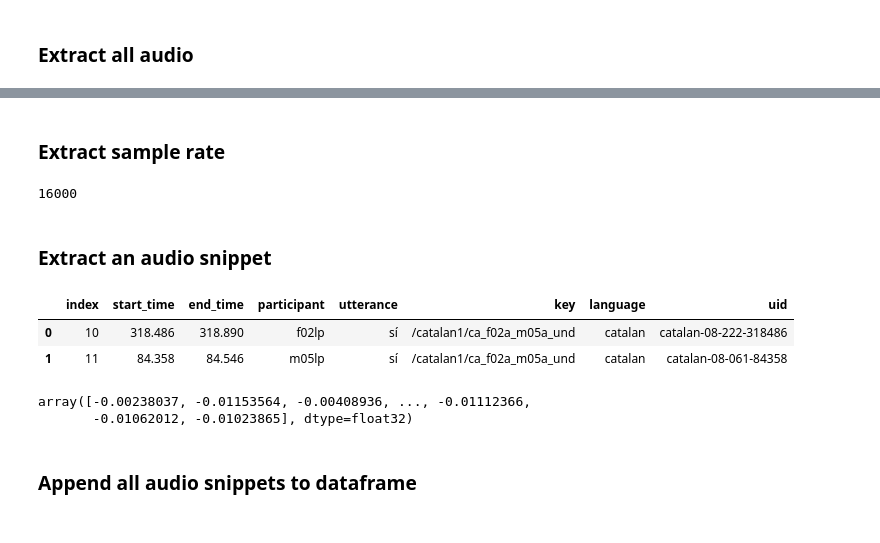
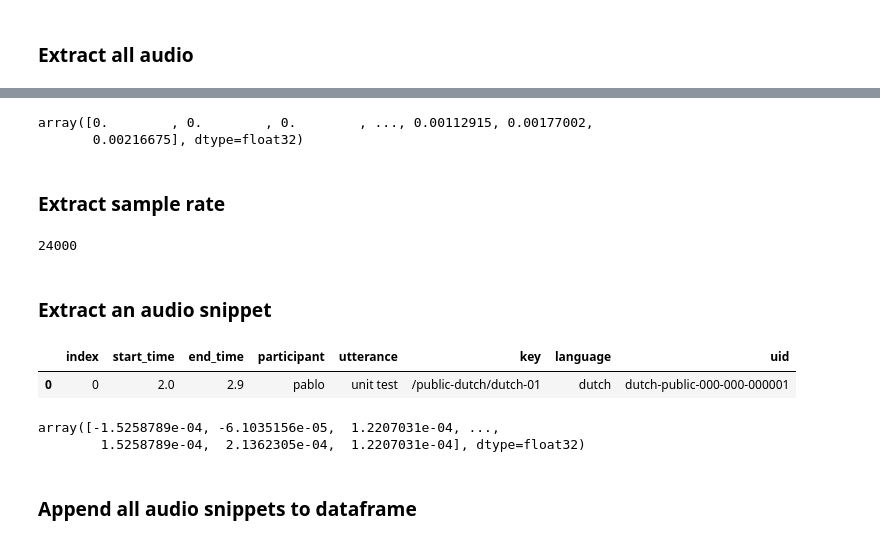
Before and after one commit to elpaco-escience/corpusparser, a Jupyter notebook: examples.ipynb, the cells around one changed output, grey strips where cells are left out. Cells and saved outputs as stored; diff of their text form; code cells hidden in the pictures.

```diff
--- a/examples.ipynb
+++ b/examples.ipynb
@@ -10,7 +10,7 @@ Some of these rows points to the same `.wav` file, so we'll make sure the file i
 # %%
 from pandas import read_csv
 # %%
-df = read_csv("tests/test_input.csv")
+df = read_csv("tests/test_public.csv")
 df
 # %% [output]
 |  | start_time | end_time | participant | utterance | key | language | uid |
@@ -35,5 +24,7 @@ Please note the times are in seconds.
 # %% [markdown]
 ## Auxiliary functions:
 This adapter will help us converting our syntax (using keys) into librosa's syntax (using filenames).
+# %%
+key = "/public-dutch/dutch-01"
 # %%
 from corpusparser.auxs import filename_from_key
@@ -56,24 +42,27 @@ array([-0.00175476, -0.00236511, -0.00218201, ...,  0.        ,
+# %%
+audio_from_key(key)
+# %% [output]
+array([0.        , 0.        , 0.        , ..., 0.00112915, 0.00177002,
+       0.00216675], dtype=float32)
 # %% [markdown]
 ### Extract sample rate
-# %%
-samplerate_from_key("/catalan1/ca_f02a_m05a_und")
-# %% [output]
-16000
+# %%
+samplerate_from_key(key)
+# %% [output]
+24000
 # %% [markdown]
 ### Extract an audio snippet
 # %%
-key = "/catalan1/ca_f02a_m05a_und"
 df[df["key"] == key].reset_index()
 # %% [output]
 |  | index | start_time | end_time | participant | utterance | key | language | uid |
-| 0 | 10 | 318.486 | 318.890 | f02lp | sí | /catalan1/ca_f02a_m05a_und | catalan | catalan-08-222-318486 |
-| 1 | 11 | 84.358 | 84.546 | m05lp | sí | /catalan1/ca_f02a_m05a_und | catalan | catalan-08-061-84358 |
+| 0 | 0 | 2.0 | 2.9 | pablo | unit test | /public-dutch/dutch-01 | dutch | dutch-public-000-000-000001 |
 # %%
 snippet = subset_audio_from_key(df, key, row=0)
 snippet
 # %% [output]
-array([-0.00238037, -0.01153564, -0.00408936, ..., -0.01112366,
-       -0.01062012, -0.01023865], dtype=float32)
+array([-1.5258789e-04, -6.1035156e-05,  1.2207031e-04, ...,
+        1.5258789e-04,  2.1362305e-04,  1.2207031e-04], dtype=float32)
 # %% [markdown]
 ### Append all audio snippets to dataframe
 # %%
```
Also changed, not shown: parts of 6 cells of this notebook, 1 other file.
